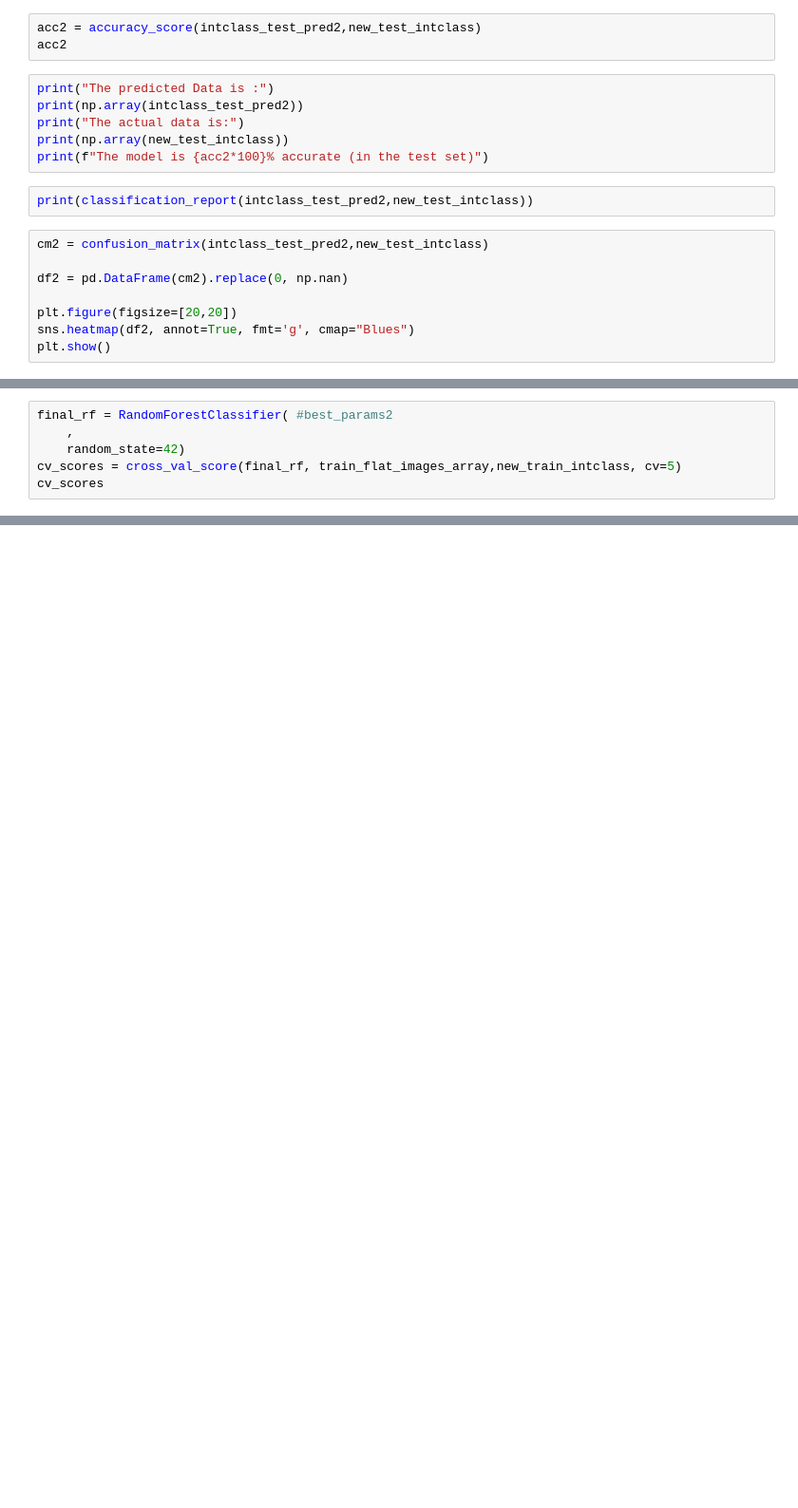
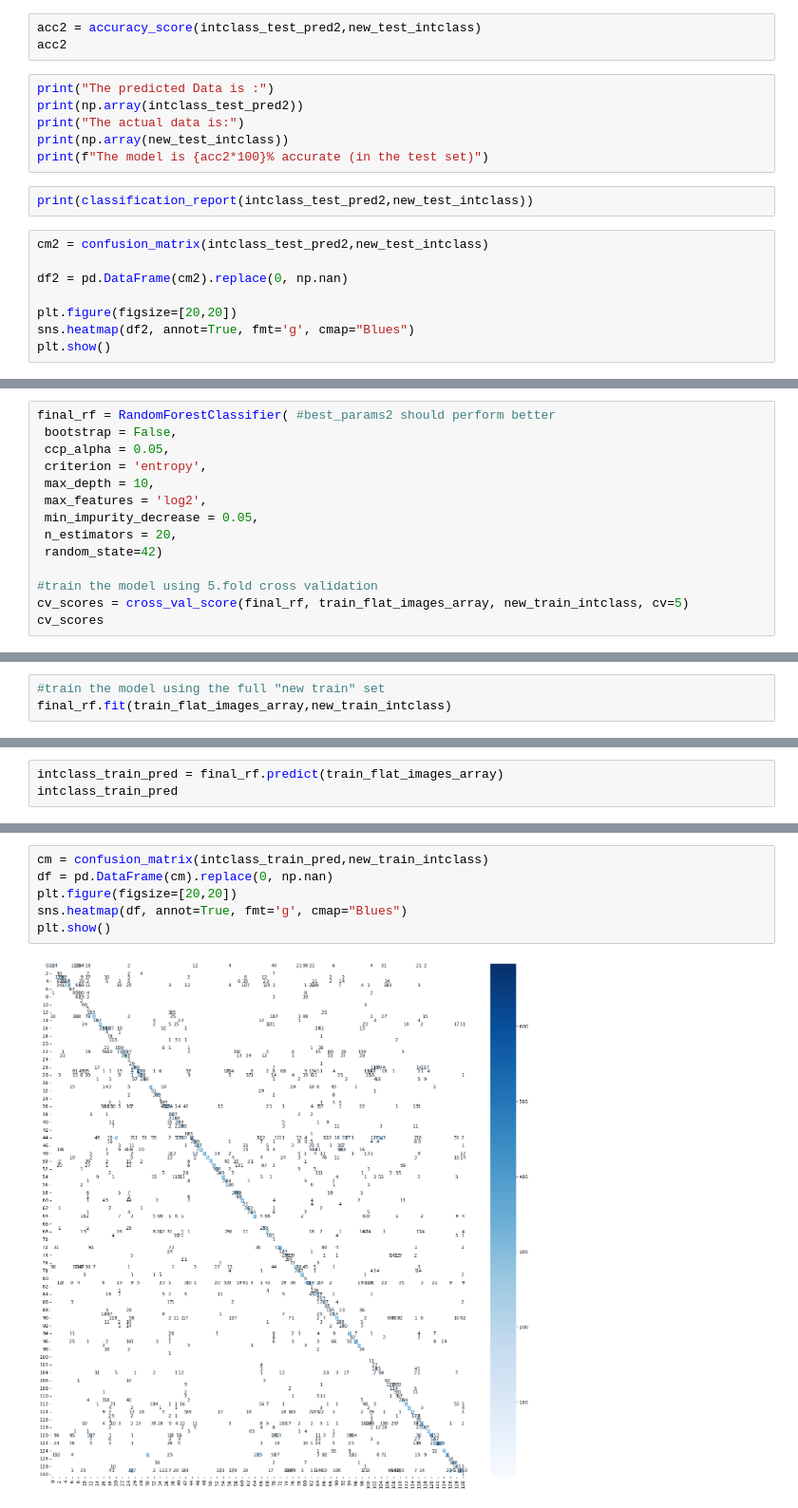
Before and after one commit to AdrianoGomes99/ImageClassification, a Jupyter notebook: RF.ipynb, the cells around one changed output, grey strips where cells are left out. Shown at 95% size. Saved outputs shown, nothing was run; the diff lists cells and outputs as text; blank space fills up the shorter version.

Commit message:
results of final model (1st iteration gridsearch)

```diff
--- a/RF.ipynb
+++ b/RF.ipynb
@@ -323,6 +488,14 @@ with the best found parameters
 # %%
-final_rf = RandomForestClassifier( #best_params2
-    ,
-    random_state=42)
-cv_scores = cross_val_score(final_rf, train_flat_images_array,new_train_intclass, cv=5)
+final_rf = RandomForestClassifier( #best_params2 should perform better
+ bootstrap = False,
+ ccp_alpha = 0.05,
+ criterion = 'entropy',
+ max_depth = 10,
+ max_features = 'log2',
+ min_impurity_decrease = 0.05,
+ n_estimators = 20,
+ random_state=42)
+
+#train the model using 5.fold cross validation
+cv_scores = cross_val_score(final_rf, train_flat_images_array, new_train_intclass, cv=5)
 cv_scores
@@ -330,0 +508,3 @@ print("{0.2f}% accuracy with a standard deviation of {0.2f}%".format (scores.mea
+# %%
+#train the model using the full "new train" set
+final_rf.fit(train_flat_images_array,new_train_intclass)
@@ -330,0 +520,3 @@ print("{0.2f}% accuracy with a standard deviation of {0.2f}%".format (scores.mea
+# %%
+intclass_train_pred = final_rf.predict(train_flat_images_array)
+intclass_train_pred
@@ -330,0 +562,8 @@ print("{0.2f}% accuracy with a standard deviation of {0.2f}%".format (scores.mea
+# %%
+cm = confusion_matrix(intclass_train_pred,new_train_intclass)
+df = pd.DataFrame(cm).replace(0, np.nan)
+plt.figure(figsize=[20,20])
+sns.heatmap(df, annot=True, fmt='g', cmap="Blues")
+plt.show()
+# %% [output]
+[figure, added]
```
Also changed, not shown: parts of 52 cells of this notebook.
